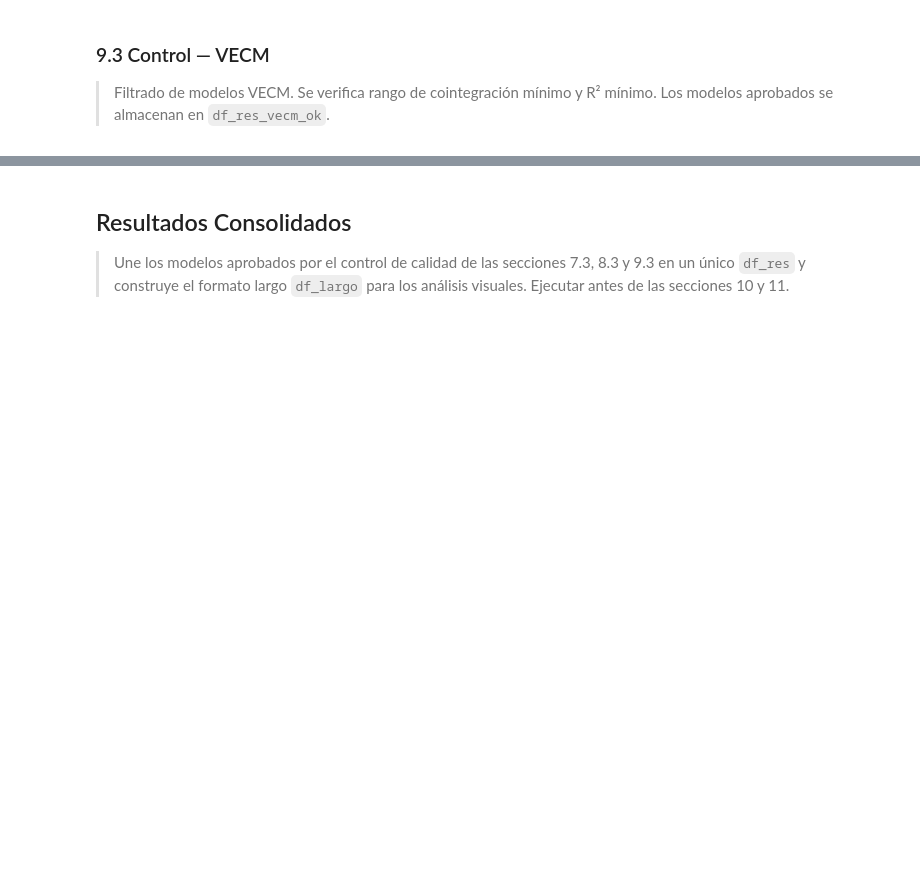
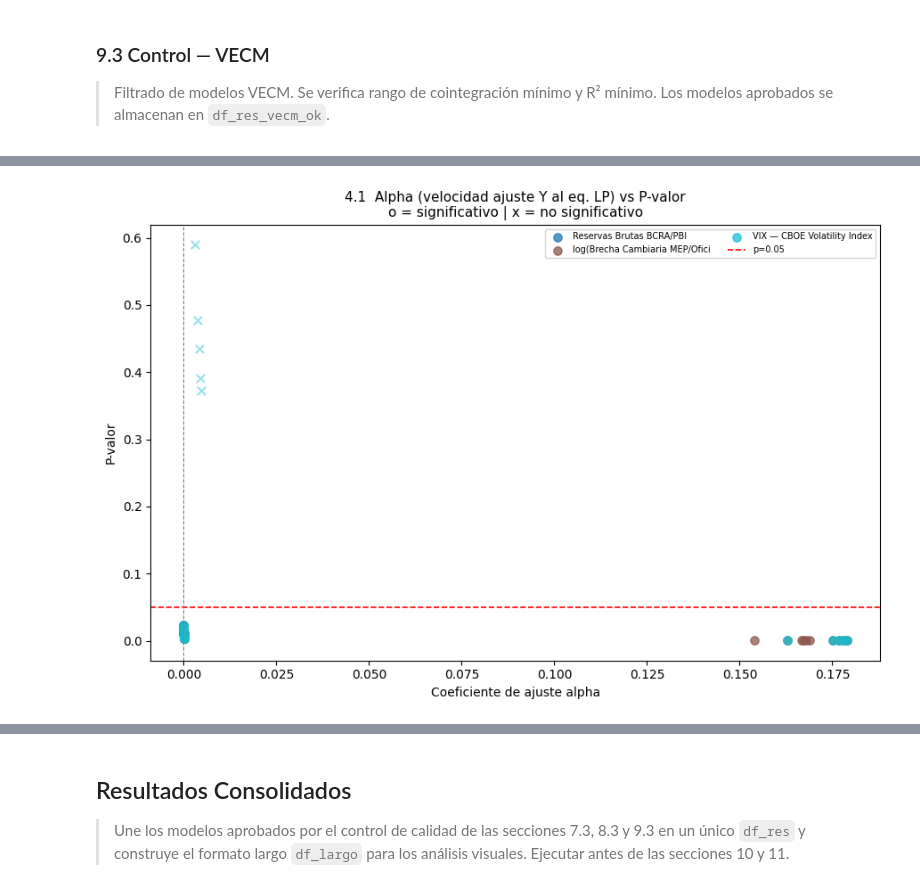
Before and after one commit to martingomezpizarro/Trabajo-Final-, a Jupyter notebook: notebooks/02a_analisis_basico.ipynb, the cells around one changed output, grey strips where cells are left out. Saved outputs shown, nothing was run; the diff lists cells and outputs as text; code cells hidden in the pictures; blank space fills up the shorter version.

```diff
--- a/notebooks/02a_analisis_basico.ipynb
+++ b/notebooks/02a_analisis_basico.ipynb
@@ -1855,7 +2165,7 @@ else:
         _xv_vc     = [v for v in _best_vc['vars_safe'].split('|') if v]
         _tv_vc     = list(_xv_vc) + [Y_SAFE]
         try:
-            _df_vc  = df_safe[_tv_vc].dropna()
+            _df_vc  = df_safe_est[_tv_vc].dropna()
             _ls_vc  = _VAR_ctrl(_df_vc).select_order(maxlags=MAX_LAGS_VAR)
             _k_vc   = max(1, _ls_vc.selected_orders.get('aic', 1))
             _fit_vc = _VAR_ctrl(_df_vc).fit(_k_vc)
@@ -2075,0 +2453,85 @@ else:
+# %%
+
+import matplotlib.pyplot as plt
+import numpy as np
+import pandas as pd
+
+print('='*70)
+print('9.4.1  SCATTER: Alpha vs P-value (coef. ajuste Y = riesgo pais)')
+print('9.4.2  BARRAS: % veces alpha NO significativo por variable')
+print('='*70)
+
+if df_res_vecm.empty or 'alpha_coef' not in df_res_vecm.columns:
+    print('Sin resultados VECM con alpha. Ejecute Seccion 9 primero.')
+else:
+    _df_alpha = df_res_vecm.dropna(subset=['alpha_coef', 'alpha_pval']).copy()
+    _df_alpha['alpha_sig'] = _df_alpha['alpha_pval'] < NIVEL_SIG
+    _all_vars_vecm = sorted(set(
+        v for row in _df_alpha['vars_safe'].str.split('|') for v in row if v))
+    _cmap      = plt.cm.get_cmap('tab10', max(1, len(_all_vars_vecm)))
+    _var_colors = {v: _cmap(i) for i, v in enumerate(_all_vars_vecm)}
+
+    # -- 4.1 Scatter alpha vs p-value -----------------------------------------
+    fig, ax = plt.subplots(figsize=(9, 6))
+    for _v in _all_vars_vecm:
+        _mask = _df_alpha['vars_safe'].str.contains(_v, regex=False)
+        _sub  = _df_alpha[_mask]
+        _sig  = _sub['alpha_sig']
+        _lbl  = COL_LABEL.get(_v, _v)[:30]
+        ax.scatter(_sub.loc[_sig,  'alpha_coef'], _sub.loc[_sig,  'alpha_pval'],
+                   color=_var_colors[_v], marker='o', s=45, alpha=0.75, label=_lbl)
+        ax.scatter(_sub.loc[~_sig, 'alpha_coef'], _sub.loc[~_sig, 'alpha_pval'],
+                   color=_var_colors[_v], marker='x', s=45, alpha=0.45)
+    ax.axhline(NIVEL_SIG, color='red', linestyle='--', lw=1.2,
+               label='p={}'.format(NIVEL_SIG))
+    ax.axvline(0, color='gray', linestyle='--', lw=0.8)
+    ax.set_xlabel('Coeficiente de ajuste alpha')
+    ax.set_ylabel('P-valor')
+    ax.set_title(
+        '4.1  Alpha (velocidad ajuste Y al eq. LP) vs P-valor\n'
+        'o = significativo | x = no significativo', fontsize=11)
+    ax.legend(fontsize=7, ncol=2, loc='upper right')
+    plt.tight_layout()
+    plt.show()
+
+    # -- 4.2 Barras: % veces alpha NO significativo por variable --------------
+    _bar_rows = []
+    for _v in _all_vars_vecm:
+        _mask    = _df_alpha['vars_safe'].str.contains(_v, regex=False)
+        _sub     = _df_alpha[_mask]
+        _n_total = len(_sub)
+        _n_nosig = int((~_sub['alpha_sig']).sum())
+        _pct     = _n_nosig / _n_total * 100 if _n_total > 0 else np.nan
+        _bar_rows.append({
+            'variable'  : COL_LABEL.get(_v, _v)[:40],
+            'n_modelos' : _n_total,
+            'n_no_sig'  : _n_nosig,
+            'pct_no_sig': _pct,
+        })
+    df_bar42 = pd.DataFrame(_bar_rows).sort_values('pct_no_sig', ascending=False)
+
+    fig, ax = plt.subplots(figsize=(max(8, len(df_bar42)*1.4), 5))
+    _x_pos  = np.arange(len(df_bar42))
+    ax.bar(_x_pos, df_bar42['pct_no_sig'],
+           color='#E57373', edgecolor='white', alpha=0.85, label='Alpha no sig.')
+    ax.bar(_x_pos, 100 - df_bar42['pct_no_sig'],
+           bottom=df_bar42['pct_no_sig'],
+           color='#81C784', edgecolor='white', alpha=0.85, label='Alpha sig.')
+    for _i, (_, row) in enumerate(df_bar42.iterrows()):
+        if not np.isnan(row['pct_no_sig']):
+            ax.text(_i, row['pct_no_sig'] + 2,
+                    '{:.0f}%\n(n={})'.format(row['pct_no_sig'], row['n_modelos']),
+                    ha='center', va='bottom', fontsize=8)
+    ax.set_xticks(_x_pos)
+    ax.set_xticklabels(df_bar42['variable'], rotation=35, ha='right', fontsize=9)
+    ax.set_ylabel('% de modelos donde alpha(Y) NO fue significativo')
+    ax.set_ylim(0, 120)
+    ax.set_title(
+        '4.2  Rojo = alpha NO significativo | Verde = alpha significativo\n'
+        'Cuando esa variable aparece en el modelo VECM', fontsize=11)
+    ax.legend(fontsize=9)
+    plt.tight_layout()
+    plt.show()
+    print('Tabla resumen 4.2:')
+    display(df_bar42.set_index('variable'))
+# %% [output]
@@ -2075,0 +2542 @@ else:
+[figure, added]
```
Also changed, not shown: parts of 26 cells of this notebook, 37 other files.
